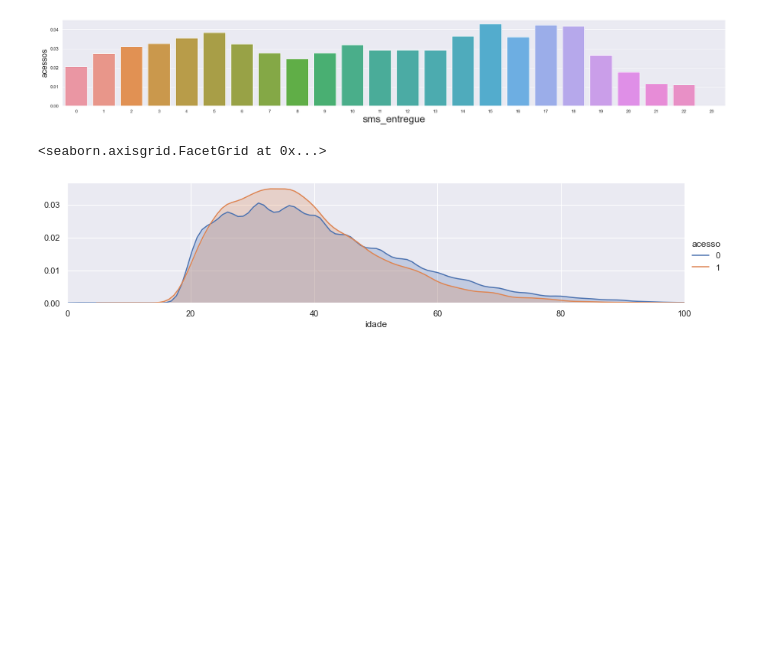
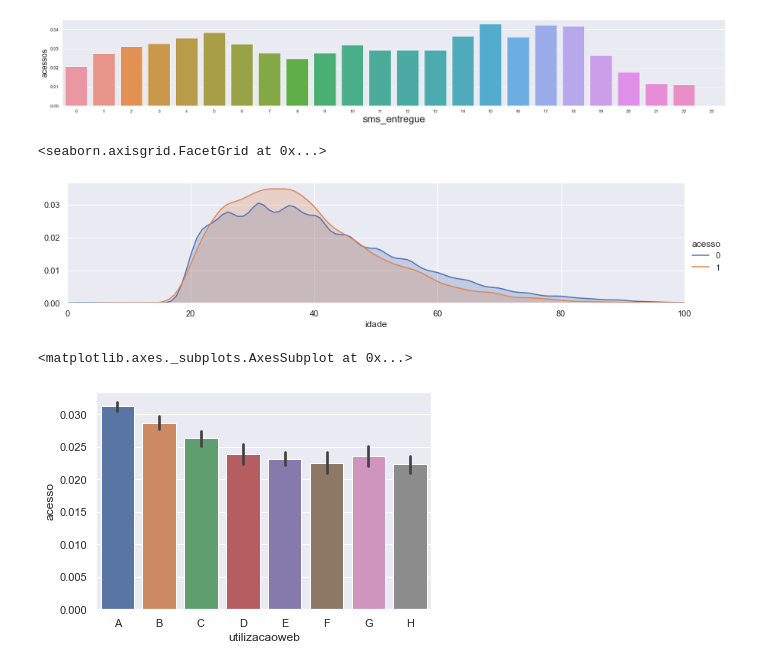
Before and after one commit to Pombalino/FGV, a Jupyter notebook: ProvaFinal.ipynb, the cells around one changed output. Saved outputs shown, nothing was run; the diff lists cells and outputs as text; code cells hidden in the pictures; blank space fills up the shorter version.

```diff
--- a/ProvaFinal.ipynb
+++ b/ProvaFinal.ipynb
@@ -252,3 +259,9 @@ facet.add_legend() # seguem distribuições parecidas com relação às idades
 # %% [output]
 <seaborn.axisgrid.FacetGrid at 0x...>
 [figure]
+# %%
+sns.barplot(x='utilizacaoweb',y='acesso', data=df, order=df.utilizacaoweb.value_counts().index.sort_values())
+# maior probabilidade de acesso nas categorias A, B e C
+# %% [output]
+<matplotlib.axes._subplots.AxesSubplot at 0x...>
+[figure, added]
```
Also changed, not shown: parts of 4 cells of this notebook.
